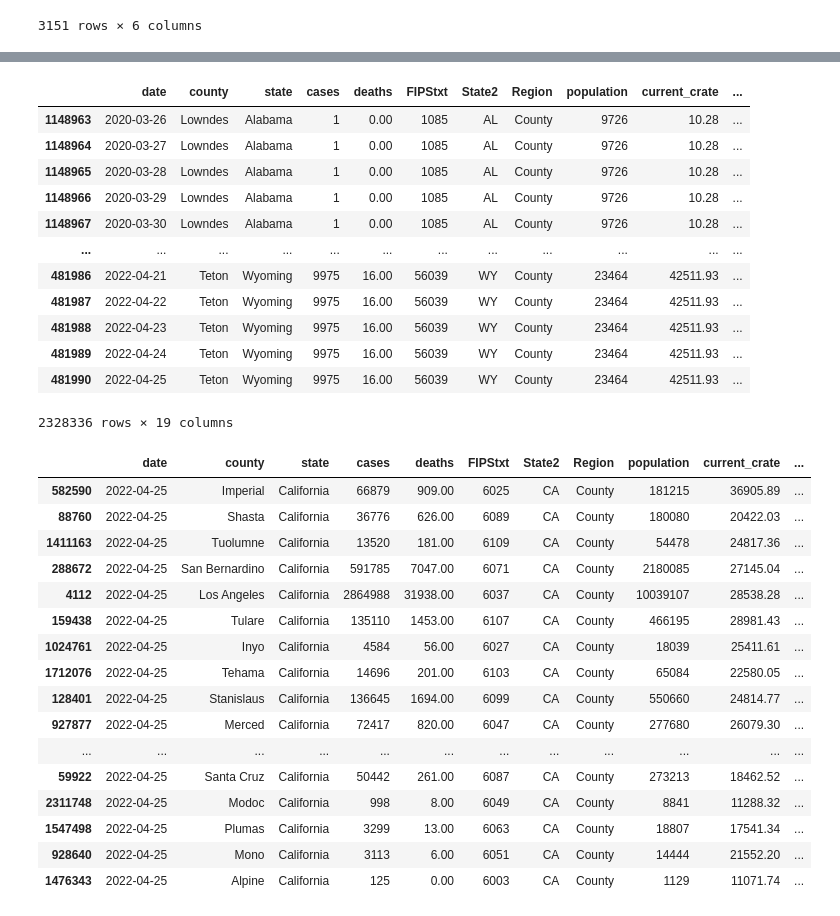
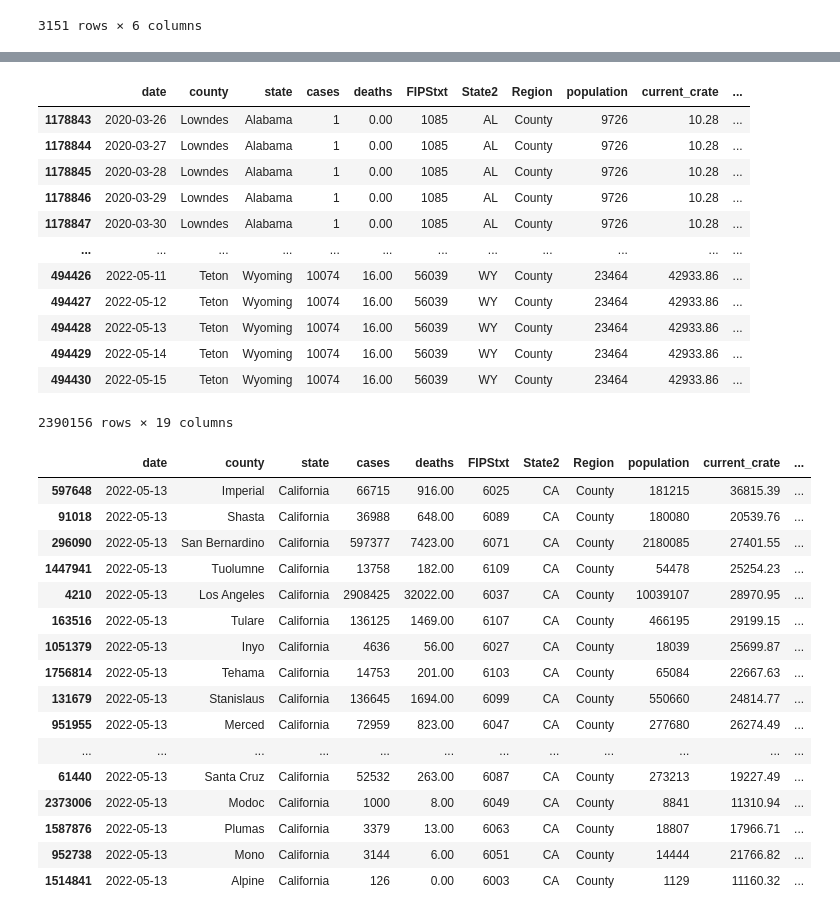
Before and after one commit to menlodoug/covid_crunching, a Jupyter notebook: pandas/COVID_USA.ipynb, the cells around one changed output, grey strips where cells are left out. Cells and saved outputs as stored; diff of their text form; code cells hidden in the pictures.

```diff
--- a/pandas/COVID_USA.ipynb
+++ b/pandas/COVID_USA.ipynb
@@ -7,9 +7,16 @@ pd.options.display.float_format = '{:.2f}'.format
 # Read in New York Times online csv file with daily COVID data
 # Convert FIPS number to integer, convert date to datetime, save file to local csv
 
-us_covid_df = pd.read_csv('https://raw.githubusercontent.com/nytimes/covid-19-data/master/us-counties.csv')
-us_covid_df['fips'] = us_covid_df['fips'].fillna(0).astype(np.int64)
-us_covid_df['date'] = pd.to_datetime(us_covid_df['date'], yearfirst=True)
+yr2020_df = pd.read_csv('https://raw.githubusercontent.com/nytimes/covid-19-data/master/us-counties-2020.csv')
+yr2020_df['fips'] = yr2020_df['fips'].fillna(0).astype(np.int64)
+yr2020_df['date'] = pd.to_datetime(yr2020_df['date'], yearfirst=True)
+yr2021_df = pd.read_csv('https://raw.githubusercontent.com/nytimes/covid-19-data/master/us-counties-2021.csv')
+yr2021_df['fips'] = yr2021_df['fips'].fillna(0).astype(np.int64)
+yr2021_df['date'] = pd.to_datetime(yr2021_df['date'], yearfirst=True)
+yr2022_df = pd.read_csv('https://raw.githubusercontent.com/nytimes/covid-19-data/master/us-counties-2022.csv')
+yr2022_df['fips'] = yr2022_df['fips'].fillna(0).astype(np.int64)
+yr2022_df['date'] = pd.to_datetime(yr2022_df['date'], yearfirst=True)
+us_covid_df = pd.concat([yr2020_df, yr2021_df, yr2022_df])
 us_covid_df.to_csv('us_covid.csv', index=False)
 # %%
 # Read in national population data provided by state, county, FIPS
@@ -94,7 +101,7 @@ counties
 # %%
 # Isolate data from most current day.
 
-counties_us = counties[(counties['date'] == '2022-04-25') & (counties['Region'] == 'County')]
+counties_us = counties[(counties['date'] == '2022-05-13') & (counties['Region'] == 'County')]
 counties_us
 # %% [output]
 |  | date | county | state | cases | deaths | FIPStxt | State2 | Region | population | current_crate | ... |
@@ -230,18 +237,18 @@ usa[ '14day_death_avg' ] = usa.death_day.rolling(14).mean()
 usa
 # %% [output]
 |  | date | county | state | cases | deaths | FIPStxt | State2 | Region | population | current_crate | ... |
-| 1148963 | 2020-03-26 | Lowndes | Alabama | 1 | 0.00 | 1085 | AL | County | 9726 | 10.28 | ... |
-| 1148964 | 2020-03-27 | Lowndes | Alabama | 1 | 0.00 | 1085 | AL | County | 9726 | 10.28 | ... |
-| 1148965 | 2020-03-28 | Lowndes | Alabama | 1 | 0.00 | 1085 | AL | County | 9726 | 10.28 | ... |
-| 1148966 | 2020-03-29 | Lowndes | Alabama | 1 | 0.00 | 1085 | AL | County | 9726 | 10.28 | ... |
-| 1148967 | 2020-03-30 | Lowndes | Alabama | 1 | 0.00 | 1085 | AL | County | 9726 | 10.28 | ... |
+| 1178843 | 2020-03-26 | Lowndes | Alabama | 1 | 0.00 | 1085 | AL | County | 9726 | 10.28 | ... |
+| 1178844 | 2020-03-27 | Lowndes | Alabama | 1 | 0.00 | 1085 | AL | County | 9726 | 10.28 | ... |
+| 1178845 | 2020-03-28 | Lowndes | Alabama | 1 | 0.00 | 1085 | AL | County | 9726 | 10.28 | ... |
+| 1178846 | 2020-03-29 | Lowndes | Alabama | 1 | 0.00 | 1085 | AL | County | 9726 | 10.28 | ... |
+| 1178847 | 2020-03-30 | Lowndes | Alabama | 1 | 0.00 | 1085 | AL | County | 9726 | 10.28 | ... |
 | ... | ... | ... | ... | ... | ... | ... | ... | ... | ... | ... | ... |
-| 481986 | 2022-04-21 | Teton | Wyoming | 9975 | 16.00 | 56039 | WY | County | 23464 | 42511.93 | ... |
-| 481987 | 2022-04-22 | Teton | Wyoming | 9975 | 16.00 | 56039 | WY | County | 23464 | 42511.93 | ... |
-| 481988 | 2022-04-23 | Teton | Wyoming | 9975 | 16.00 | 56039 | WY | County | 23464 | 42511.93 | ... |
-| 481989 | 2022-04-24 | Teton | Wyoming | 9975 | 16.00 | 56039 | WY | County | 23464 | 42511.93 | ... |
-| 481990 | 2022-04-25 | Teton | Wyoming | 9975 | 16.00 | 56039 | WY | County | 23464 | 42511.93 | ... |
+| 494426 | 2022-05-11 | Teton | Wyoming | 10074 | 16.00 | 56039 | WY | County | 23464 | 42933.86 | ... |
+| 494427 | 2022-05-12 | Teton | Wyoming | 10074 | 16.00 | 56039 | WY | County | 23464 | 42933.86 | ... |
+| 494428 | 2022-05-13 | Teton | Wyoming | 10074 | 16.00 | 56039 | WY | County | 23464 | 42933.86 | ... |
+| 494429 | 2022-05-14 | Teton | Wyoming | 10074 | 16.00 | 56039 | WY | County | 23464 | 42933.86 | ... |
+| 494430 | 2022-05-15 | Teton | Wyoming | 10074 | 16.00 | 56039 | WY | County | 23464 | 42933.86 | ... |
-2328336 rows × 19 columns
+2390156 rows × 19 columns
 # %%
 # Export updated national data to csv for use in Tableau
 
@@ -249,26 +256,26 @@ usa.to_csv('daily_covid_us.csv', index=False)
 # %%
 # Filter California data to show only numbers for today
 
-counties_cal = usa[(usa['date'] == '2022-04-25') & (usa['state'] == 'California')]
+counties_cal = usa[(usa['date'] == '2022-05-13') & (usa['state'] == 'California')]
 counties_cal
 # %% [output]
 |  | date | county | state | cases | deaths | FIPStxt | State2 | Region | population | current_crate | ... |
-| 582590 | 2022-04-25 | Imperial | California | 66879 | 909.00 | 6025 | CA | County | 181215 | 36905.89 | ... |
-| 88760 | 2022-04-25 | Shasta | California | 36776 | 626.00 | 6089 | CA | County | 180080 | 20422.03 | ... |
-| 1411163 | 2022-04-25 | Tuolumne | California | 13520 | 181.00 | 6109 | CA | County | 54478 | 24817.36 | ... |
-| 288672 | 2022-04-25 | San Bernardino | California | 591785 | 7047.00 | 6071 | CA | County | 2180085 | 27145.04 | ... |
-| 4112 | 2022-04-25 | Los Angeles | California | 2864988 | 31938.00 | 6037 | CA | County | 10039107 | 28538.28 | ... |
-| 159438 | 2022-04-25 | Tulare | California | 135110 | 1453.00 | 6107 | CA | County | 466195 | 28981.43 | ... |
-| 1024761 | 2022-04-25 | Inyo | California | 4584 | 56.00 | 6027 | CA | County | 18039 | 25411.61 | ... |
-| 1712076 | 2022-04-25 | Tehama | California | 14696 | 201.00 | 6103 | CA | County | 65084 | 22580.05 | ... |
-| 128401 | 2022-04-25 | Stanislaus | California | 136645 | 1694.00 | 6099 | CA | County | 550660 | 24814.77 | ... |
-| 927877 | 2022-04-25 | Merced | California | 72417 | 820.00 | 6047 | CA | County | 277680 | 26079.30 | ... |
+| 597648 | 2022-05-13 | Imperial | California | 66715 | 916.00 | 6025 | CA | County | 181215 | 36815.39 | ... |
+| 91018 | 2022-05-13 | Shasta | California | 36988 | 648.00 | 6089 | CA | County | 180080 | 20539.76 | ... |
+| 296090 | 2022-05-13 | San Bernardino | California | 597377 | 7423.00 | 6071 | CA | County | 2180085 | 27401.55 | ... |
+| 1447941 | 2022-05-13 | Tuolumne | California | 13758 | 182.00 | 6109 | CA | County | 54478 | 25254.23 | ... |
+| 4210 | 2022-05-13 | Los Angeles | California | 2908425 | 32022.00 | 6037 | CA | County | 10039107 | 28970.95 | ... |
+| 163516 | 2022-05-13 | Tulare | California | 136125 | 1469.00 | 6107 | CA | County | 466195 | 29199.15 | ... |
+| 1051379 | 2022-05-13 | Inyo | California | 4636 | 56.00 | 6027 | CA | County | 18039 | 25699.87 | ... |
+| 1756814 | 2022-05-13 | Tehama | California | 14753 | 201.00 | 6103 | CA | County | 65084 | 22667.63 | ... |
+| 131679 | 2022-05-13 | Stanislaus | California | 136645 | 1694.00 | 6099 | CA | County | 550660 | 24814.77 | ... |
+| 951955 | 2022-05-13 | Merced | California | 72959 | 823.00 | 6047 | CA | County | 277680 | 26274.49 | ... |
 | ... | ... | ... | ... | ... | ... | ... | ... | ... | ... | ... | ... |
-| 59922 | 2022-04-25 | Santa Cruz | California | 50442 | 261.00 | 6087 | CA | County | 273213 | 18462.52 | ... |
-| 2311748 | 2022-04-25 | Modoc | California | 998 | 8.00 | 6049 | CA | County | 8841 | 11288.32 | ... |
-| 1547498 | 2022-04-25 | Plumas | California | 3299 | 13.00 | 6063 | CA | County | 18807 | 17541.34 | ... |
-| 928640 | 2022-04-25 | Mono | California | 3113 | 6.00 | 6051 | CA | County | 14444 | 21552.20 | ... |
-| 1476343 | 2022-04-25 | Alpine | California | 125 | 0.00 | 6003 | CA | County | 1129 | 11071.74 | ... |
+| 61440 | 2022-05-13 | Santa Cruz | California | 52532 | 263.00 | 6087 | CA | County | 273213 | 19227.49 | ... |
+| 2373006 | 2022-05-13 | Modoc | California | 1000 | 8.00 | 6049 | CA | County | 8841 | 11310.94 | ... |
+| 1587876 | 2022-05-13 | Plumas | California | 3379 | 13.00 | 6063 | CA | County | 18807 | 17966.71 | ... |
+| 952738 | 2022-05-13 | Mono | California | 3144 | 6.00 | 6051 | CA | County | 14444 | 21766.82 | ... |
+| 1514841 | 2022-05-13 | Alpine | California | 126 | 0.00 | 6003 | CA | County | 1129 | 11160.32 | ... |
 # %%
 # Show top 10 California counties based on largest current infection rate
 
```
Also changed, not shown: parts of 13 cells of this notebook, 47 other files.
